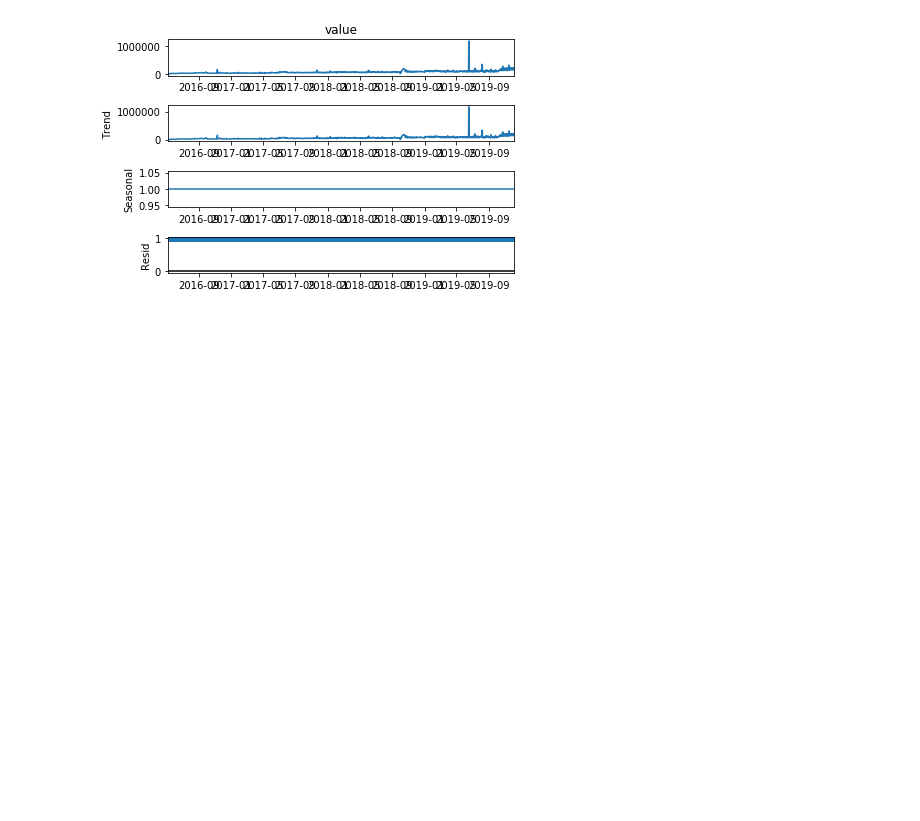
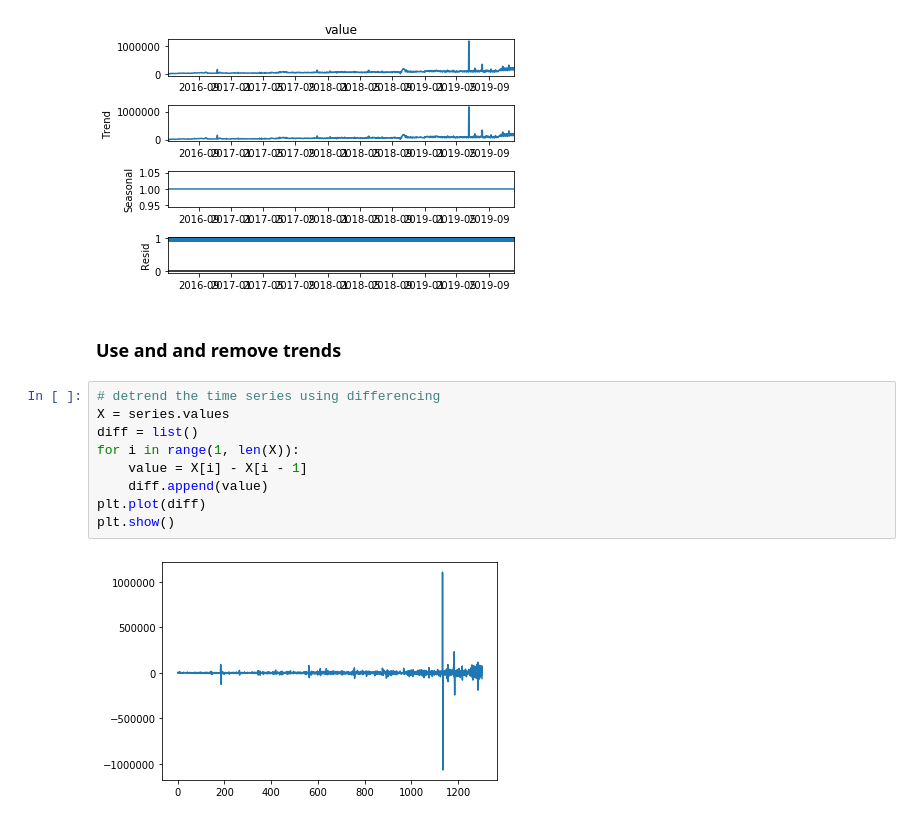
Before and after one commit to ayosamobitade/Time-Series-Analytic-Projects, a Jupyter notebook: forum pageviews/forum pageview.ipynb, the cells around one changed output. Drawn from its saved outputs; the diff is of its cells as text; blank space fills up the shorter version.

Commit message:
time series analysis

```diff
--- a/forum pageviews/forum pageview.ipynb
+++ b/forum pageviews/forum pageview.ipynb
@@ -502,3 +502,16 @@ result.plot()
 plt.show()
 # %% [output]
 [figure]
+# %% [markdown]
+### Use and and remove trends
+# %%
+# detrend the time series using differencing
+X = series.values
+diff = list()
+for i in range(1, len(X)):
+    value = X[i] - X[i - 1]
+    diff.append(value)
+plt.plot(diff)
+plt.show()
+# %% [output]
+[figure, added]
```
Also changed, not shown: parts of 1 cell of this notebook.
